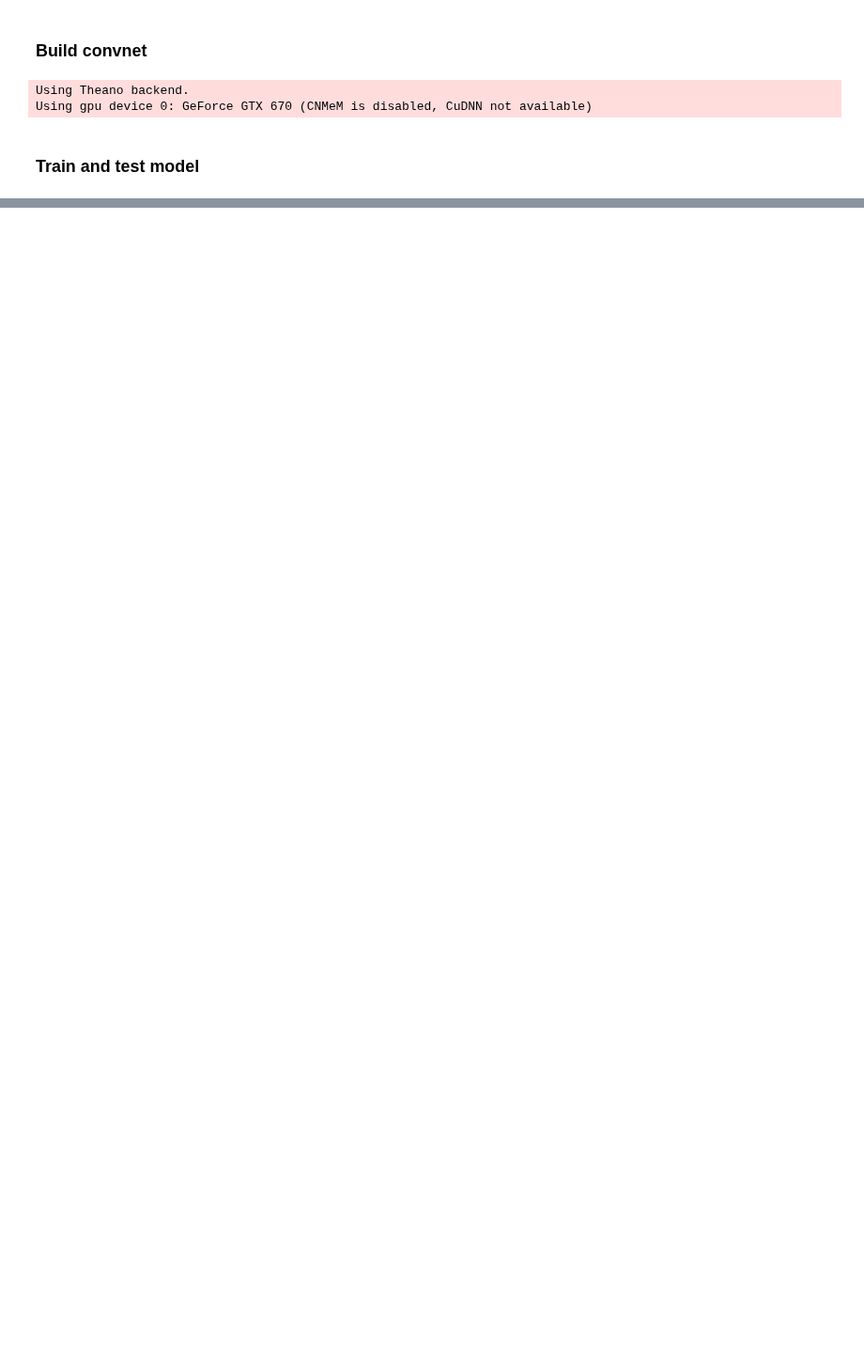
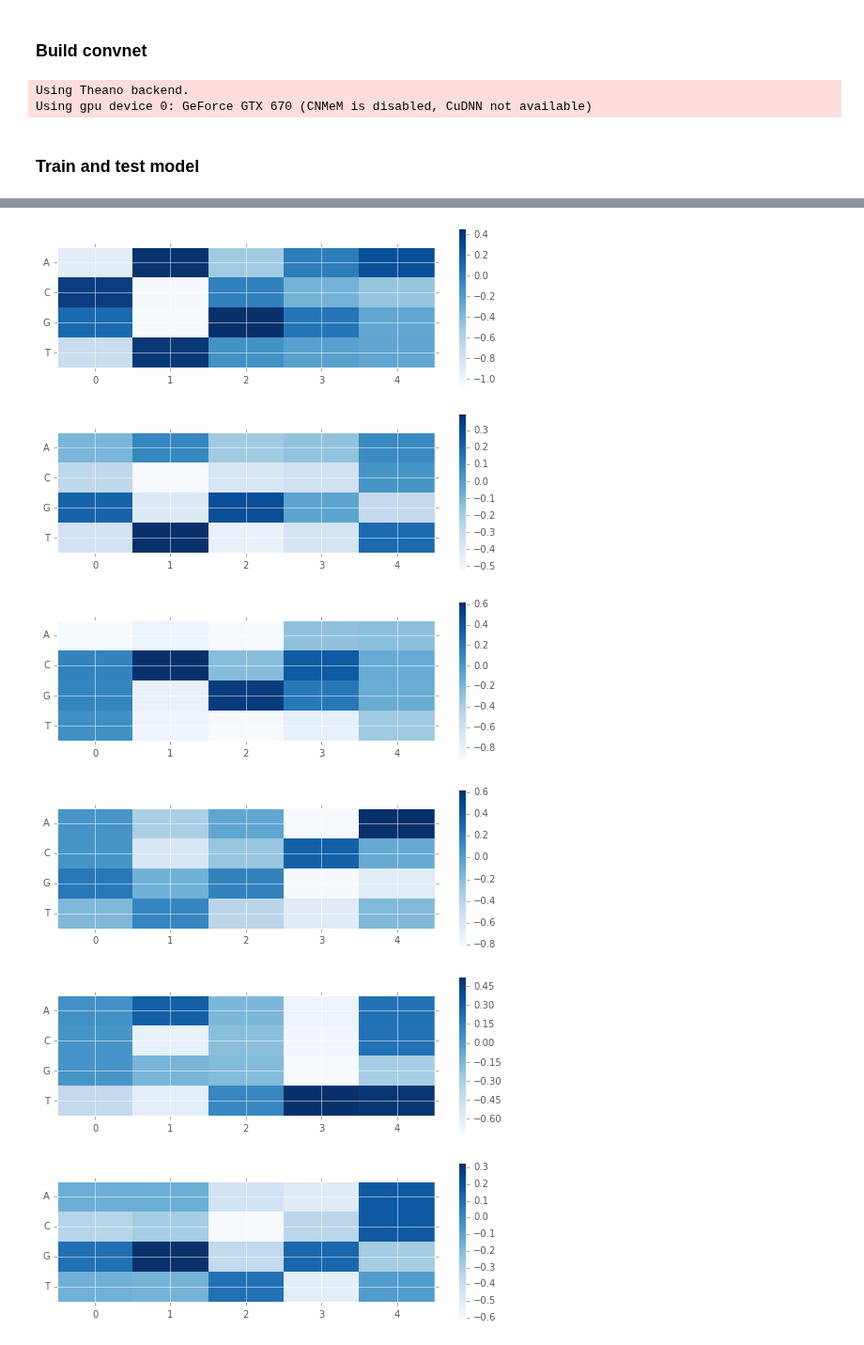
Before and after one commit to riblidezso/methylation_code, a Jupyter notebook: modelling/naive_keras_CNN_islands_2d_image.ipynb, the cells around one changed output, grey strips where cells are left out. Shown at 94% size. Cells and saved outputs as stored; diff of their text form; code cells hidden in the pictures; blank space fills up the shorter version.

```diff
--- a/modelling/naive_keras_CNN_islands_2d_image.ipynb
+++ b/modelling/naive_keras_CNN_islands_2d_image.ipynb
@@ -231,0 +181,16 @@ auc: 0.949906871875
+# %%
+conv1=model.layers[0]
+weigths,bias=conv1.get_weights()
+# %%
+for w, in weigths:
+    plt.figure(figsize=(9,3))
+    plt.imshow(w[0].T,interpolation='none',aspect=0.4,cmap='Blues')
+    plt.colorbar()
+    dump=plt.yticks([0,1,2,3],['A','C','G','T'])
+# %% [output]
+[figure, added]
+[figure, added]
+[figure, added]
+[figure, added]
+[figure, added]
+[figure, added]
```
Also changed, not shown: parts of 17 cells of this notebook.
